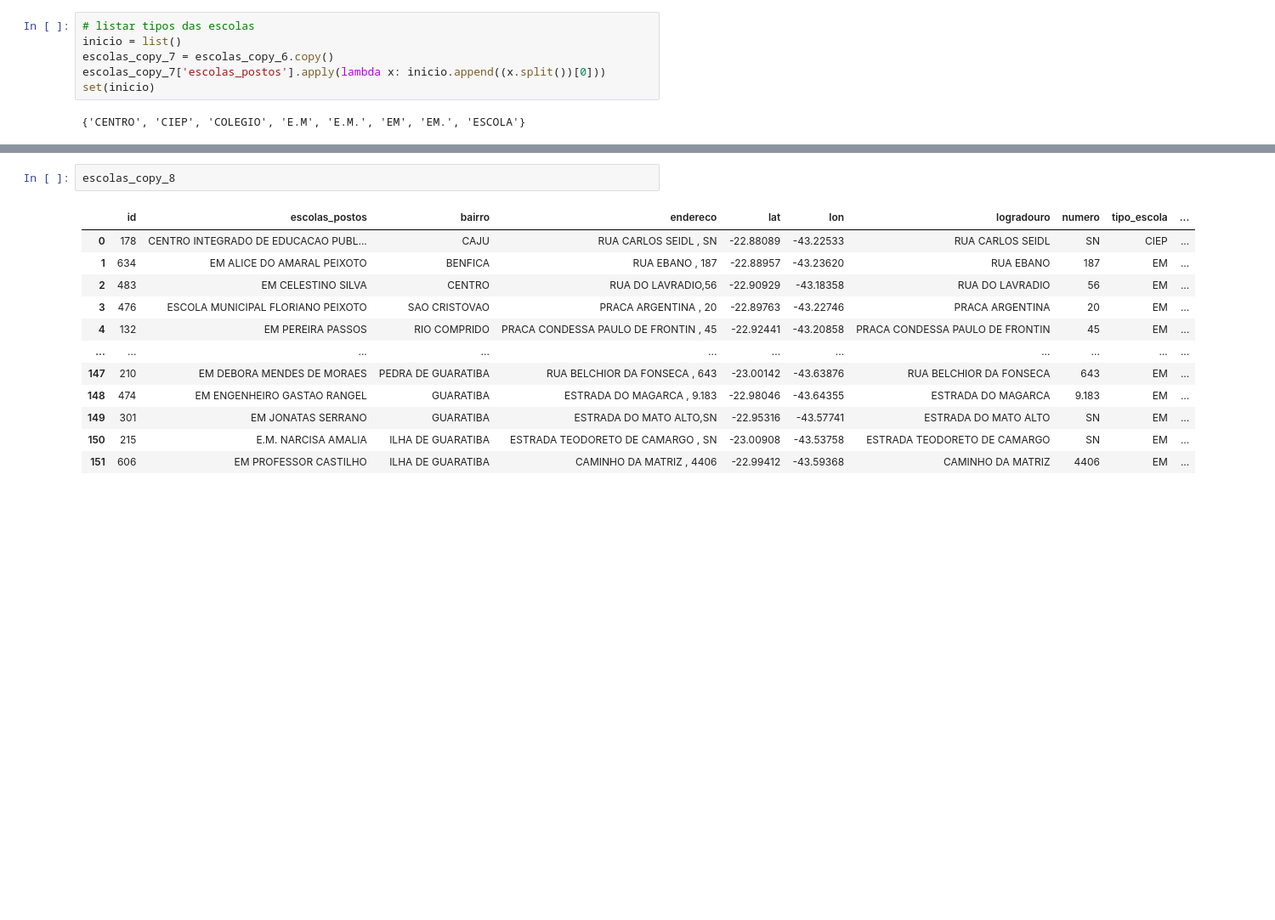
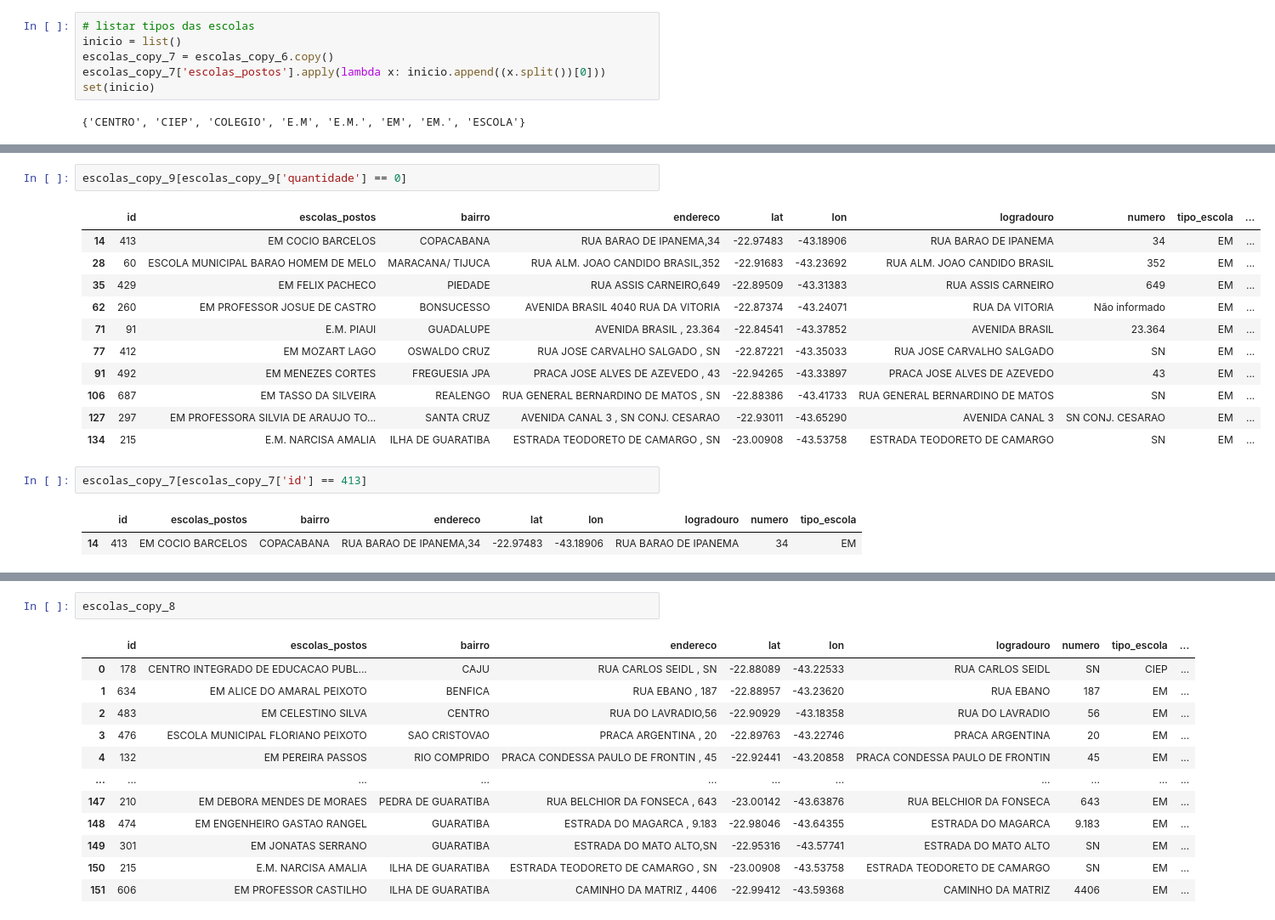
Before and after one commit to wpfaltz/Projeto_Pandas_Numpy, a Jupyter notebook: proj_final.ipynb, the cells around one changed output, grey strips where cells are left out. Shown at 85% size. Drawn from its saved outputs; the diff is of its cells as text; blank space fills up the shorter version.

```diff
--- a/proj_final.ipynb
+++ b/proj_final.ipynb
@@ -643,0 +696,19 @@ MergeError: No common columns to perform merge on. Merge options: left_on=None,
+# %%
+escolas_copy_9[escolas_copy_9['quantidade'] == 0]
+# %% [output]
+|  | id | escolas_postos | bairro | endereco | lat | lon | logradouro | numero | tipo_escola | ... |
+| 14 | 413 | EM COCIO BARCELOS | COPACABANA | RUA BARAO DE IPANEMA,34 | -22.97483 | -43.18906 | RUA BARAO DE IPANEMA | 34 | EM | ... |
+| 28 | 60 | ESCOLA MUNICIPAL BARAO HOMEM DE MELO | MARACANA/ TIJUCA | RUA ALM. JOAO CANDIDO BRASIL,352 | -22.91683 | -43.23692 | RUA ALM. JOAO CANDIDO BRASIL | 352 | EM | ... |
+| 35 | 429 | EM FELIX PACHECO | PIEDADE | RUA ASSIS CARNEIRO,649 | -22.89509 | -43.31383 | RUA ASSIS CARNEIRO | 649 | EM | ... |
+| 62 | 260 | EM PROFESSOR JOSUE DE CASTRO | BONSUCESSO | AVENIDA BRASIL 4040 RUA DA VITORIA | -22.87374 | -43.24071 | RUA DA VITORIA | Não informado | EM | ... |
+| 71 | 91 | E.M. PIAUI | GUADALUPE | AVENIDA BRASIL , 23.364 | -22.84541 | -43.37852 | AVENIDA BRASIL | 23.364 | EM | ... |
+| 77 | 412 | EM MOZART LAGO | OSWALDO CRUZ | RUA JOSE CARVALHO SALGADO , SN | -22.87221 | -43.35033 | RUA JOSE CARVALHO SALGADO | SN | EM | ... |
+| 91 | 492 | EM MENEZES CORTES | FREGUESIA JPA | PRACA JOSE ALVES DE AZEVEDO , 43 | -22.94265 | -43.33897 | PRACA JOSE ALVES DE AZEVEDO | 43 | EM | ... |
+| 106 | 687 | EM TASSO DA SILVEIRA | REALENGO | RUA GENERAL BERNARDINO DE MATOS , SN | -22.88386 | -43.41733 | RUA GENERAL BERNARDINO DE MATOS | SN | EM | ... |
+| 127 | 297 | EM PROFESSORA SILVIA DE ARAUJO TO... | SANTA CRUZ | AVENIDA CANAL 3 , SN CONJ. CESARAO | -22.93011 | -43.65290 | AVENIDA CANAL 3 | SN CONJ. CESARAO | EM | ... |
+| 134 | 215 | E.M. NARCISA AMALIA | ILHA DE GUARATIBA | ESTRADA TEODORETO DE CAMARGO , SN | -23.00908 | -43.53758 | ESTRADA TEODORETO DE CAMARGO | SN | EM | ... |
+# %%
+escolas_copy_7[escolas_copy_7['id'] == 413]
+# %% [output]
+|  | id | escolas_postos | bairro | endereco | lat | lon | logradouro | numero | tipo_escola |
+| 14 | 413 | EM COCIO BARCELOS | COPACABANA | RUA BARAO DE IPANEMA,34 | -22.97483 | -43.18906 | RUA BARAO DE IPANEMA | 34 | EM |
```
Also changed, not shown: parts of 22 cells of this notebook.
